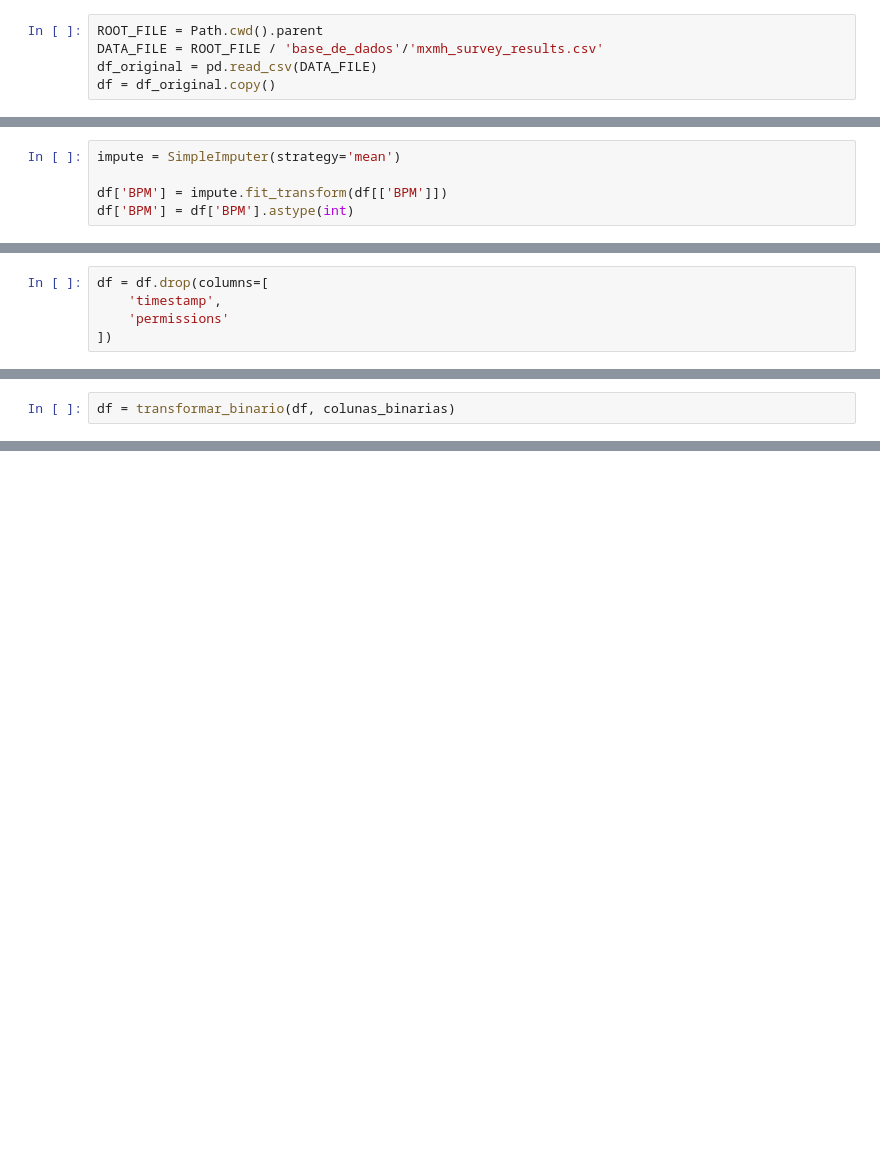
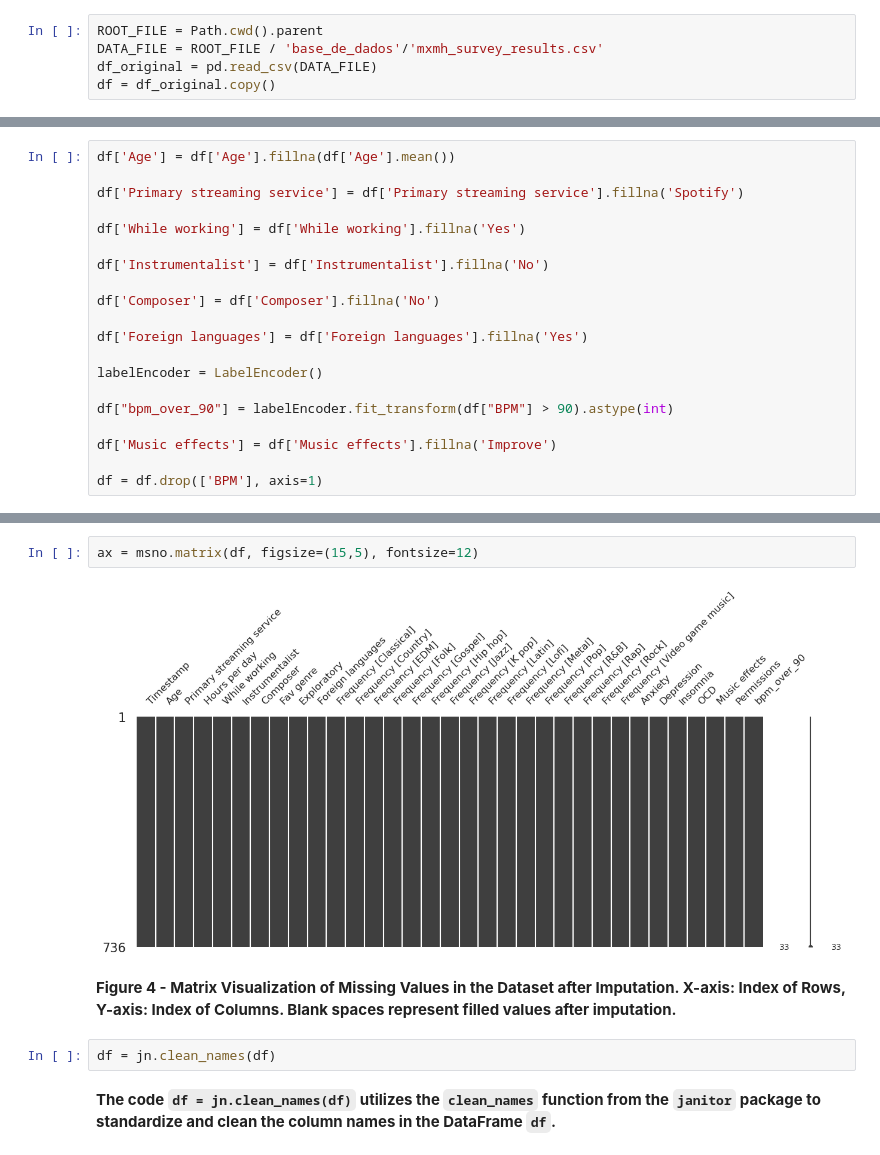
Before and after one commit to pcmoraesmenezes/Exploring-Correlations-Between-Musical-Preferences-and-Mental-Health-A-Machine-Learning-Approach, a Jupyter notebook: código/main.ipynb, the cells around one changed output, grey strips where cells are left out. Saved outputs shown, nothing was run; the diff lists cells and outputs as text; blank space fills up the shorter version.

```diff
--- a/código/main.ipynb
+++ b/código/main.ipynb
@@ -81,5 +198,0 @@ df['Foreign languages'] = df['Foreign languages'].fillna('Yes')
-# %%
-impute = SimpleImputer(strategy='mean')
-
-df['BPM'] = impute.fit_transform(df[['BPM']])
-df['BPM'] = df['BPM'].astype(int)
@@ -142,5 +198,0 @@ memory usage: 189.9+ KB
-# %%
-df = df.drop(columns=[
-    'timestamp',
-    'permissions'
-])
@@ -160,2 +198,0 @@ def transformar_binario(df, colunas):
-# %%
-df = transformar_binario(df, colunas_binarias)
@@ -365,0 +213,20 @@ Name: count, dtype: int64
+# %%
+df['Age'] = df['Age'].fillna(df['Age'].mean())
+
+df['Primary streaming service'] = df['Primary streaming service'].fillna('Spotify')
+
+df['While working'] = df['While working'].fillna('Yes')
+
+df['Instrumentalist'] = df['Instrumentalist'].fillna('No')
+
+df['Composer'] = df['Composer'].fillna('No')
+
+df['Foreign languages'] = df['Foreign languages'].fillna('Yes')
+
+labelEncoder = LabelEncoder()
+
+df["bpm_over_90"] = labelEncoder.fit_transform(df["BPM"] > 90).astype(int)
+
+df['Music effects'] = df['Music effects'].fillna('Improve')
+
+df = df.drop(['BPM'], axis=1)
@@ -365,0 +241,10 @@ Name: count, dtype: int64
+# %%
+ax = msno.matrix(df, figsize=(15,5), fontsize=12)
+# %% [output]
+[figure, added]
+# %% [markdown]
+**Figure 4 - Matrix Visualization of Missing Values in the Dataset after Imputation. X-axis: Index of Rows, Y-axis: Index of Columns. Blank spaces represent filled values after imputation.**
+# %%
+df = jn.clean_names(df)
+# %% [markdown]
+**The code `df = jn.clean_names(df)` utilizes the `clean_names` function from the `janitor` package to standardize and clean the column names in the DataFrame `df`.**
```
Also changed, not shown: parts of 111 cells of this notebook.
